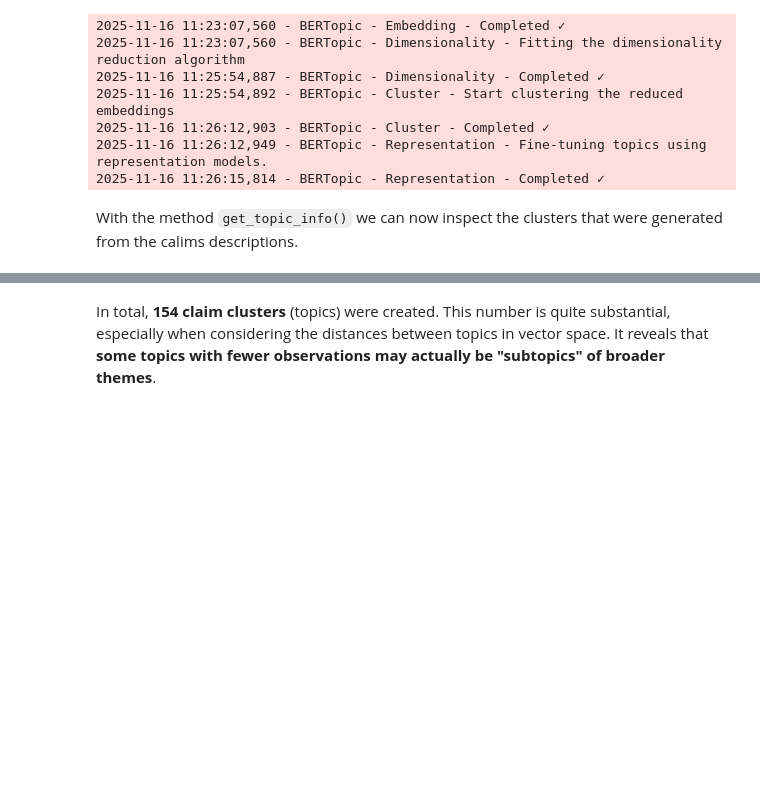
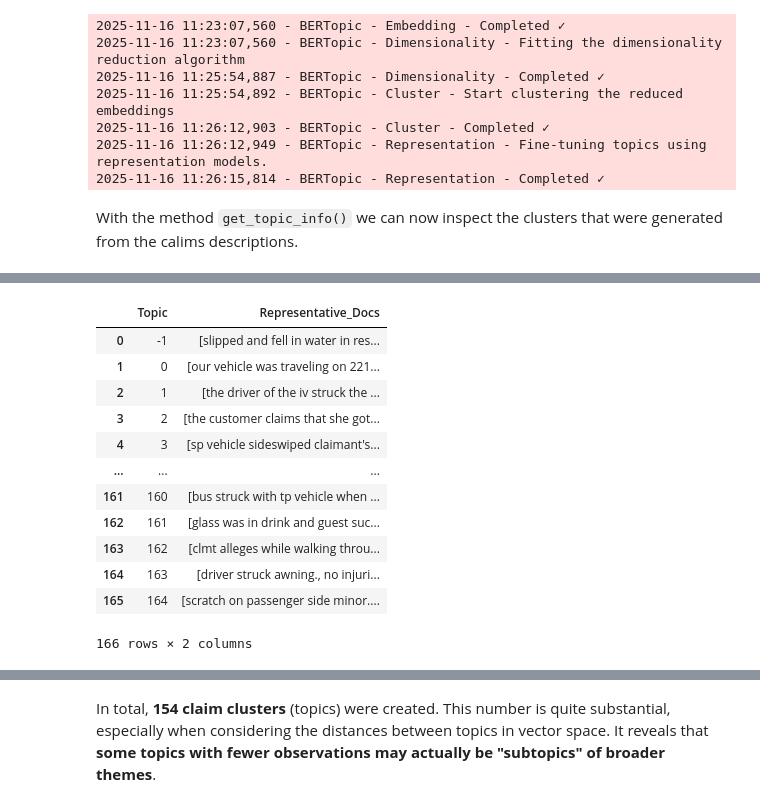
Before and after one commit to applied-ai-jlu-ws25-26/course, a Jupyter notebook: 2_nlp/nlp.ipynb, the cells around one changed output, grey strips where cells are left out. Saved outputs shown, nothing was run; the diff lists cells and outputs as text; code cells hidden in the pictures; blank space fills up the shorter version.

```diff
--- a/2_nlp/nlp.ipynb
+++ b/2_nlp/nlp.ipynb
@@ -928,0 +951,5 @@ With the method `get_topic_info()` we can now inspect the clusters that were gen
+# %%
+repr_docs, _, _, _= topic_model._extract_representative_docs(c_tf_idf=topic_model.c_tf_idf_,
+                                                          documents=topic_model.get_document_info(df_claims.claim_description.values)[['Document', 'Topic']],
+                                                          topics=topic_model.topic_representations_ ,
+                                                          nr_repr_docs=3)
@@ -929,3 +958,19 @@ With the method `get_topic_info()` we can now inspect the clusters that were gen
+# %%
+pd.DataFrame({'Topic': repr_docs.keys(),'Representative_Docs': repr_docs.values()})
+# %% [output]
+|  | Topic | Representative_Docs |
+| 0 | -1 | [slipped and fell in water in res... |
+| 1 | 0 | [our vehicle was traveling on 221... |
+| 2 | 1 | [the driver of the iv struck the ... |
+| 3 | 2 | [the customer claims that she got... |
+| 4 | 3 | [sp vehicle sideswiped claimant's... |
+| ... | ... | ... |
+| 161 | 160 | [bus struck with tp vehicle when ... |
+| 162 | 161 | [glass was in drink and guest suc... |
+| 163 | 162 | [clmt alleges while walking throu... |
+| 164 | 163 | [driver struck awning., no injuri... |
+| 165 | 164 | [scratch on passenger side minor.... |
+166 rows × 2 columns
 # %%
 topic_model.get_topic_info()
 # %% [output]
```
Also changed, not shown: parts of 11 cells of this notebook.
